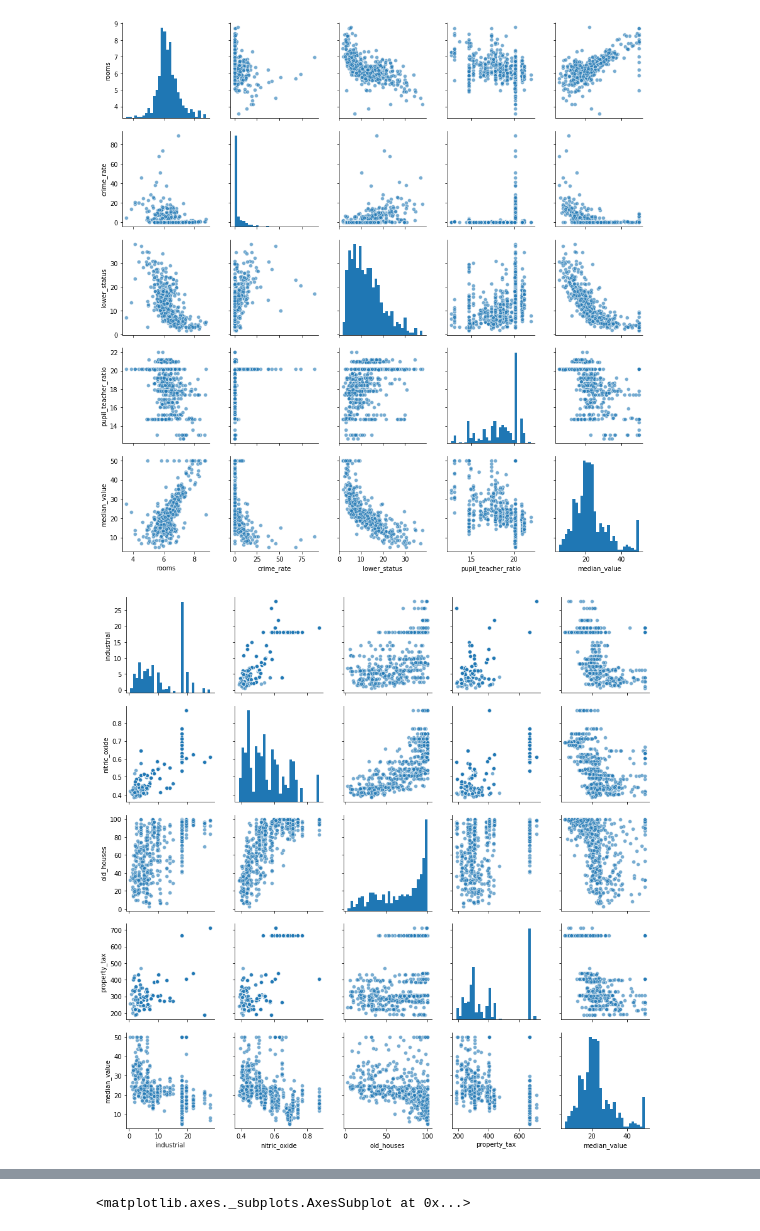
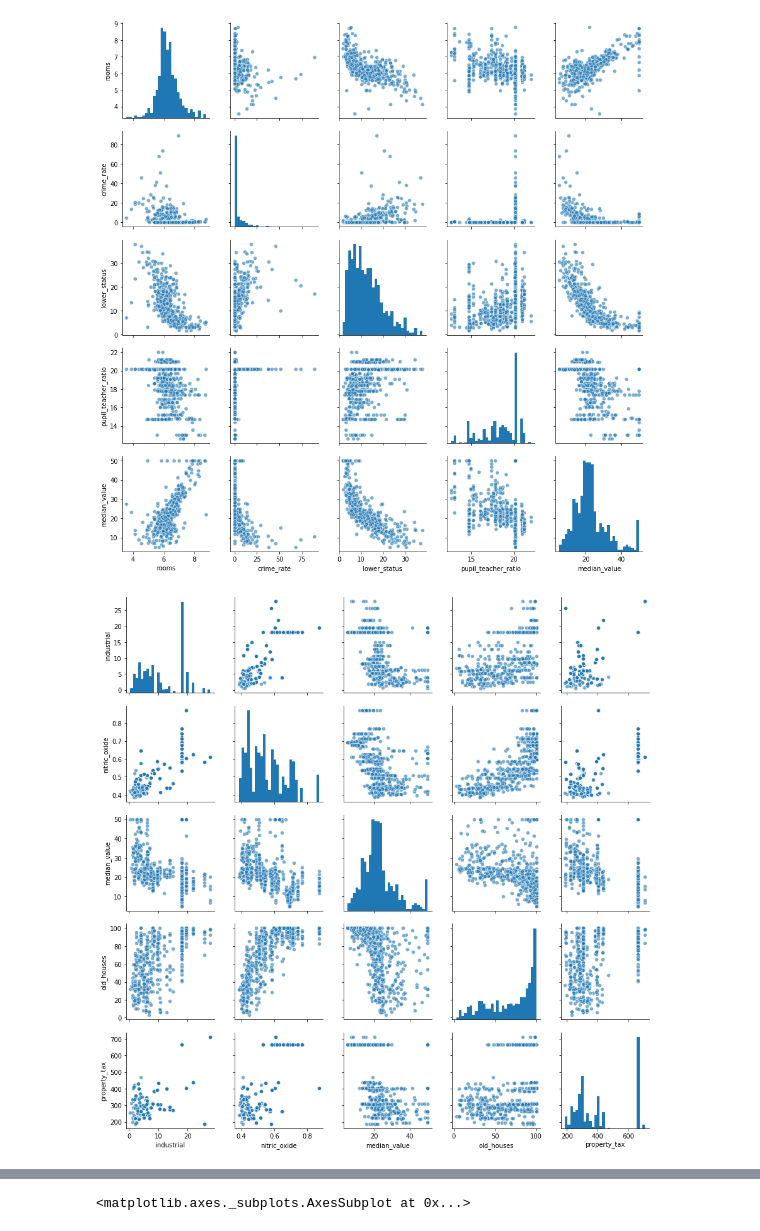
Before and after one commit to beccycole/AppliedStatisticsProject, a Jupyter notebook: Boston Housing Dataset - Linear Regression.ipynb, the cells around one changed output, grey strips where cells are left out. Drawn from its saved outputs; the diff is of its cells as text; code cells hidden in the pictures.

```diff
--- a/Boston Housing Dataset - Linear Regression.ipynb
+++ b/Boston Housing Dataset - Linear Regression.ipynb
@@ -238,17 +235,17 @@ plt.show()
 # %% [output]
 [figure]
 # %%
-# create a variable called cols_1 with list of variables
-cols_1 = ['industrial', 'nitric_oxide', 'old_houses', 'property_tax', 'median_value']
+# create a second list called cols_1 with 5 of the variables
+cols_1 = ['industrial', 'nitric_oxide', 'median_value', 'old_houses', 'property_tax']
 
 # create pairplots on the list of variables in cols
 sns.pairplot(boston[cols_1],
 plot_kws={'alpha': 0.6},
 diag_kws={'bins': 30})
 
 # plot the pairplots
 plt.show()
 # %% [output]
-[figure, old version]
+[figure, new version]
 # %% [markdown]
 ### Overview of Visualisation
```
Also changed, not shown: parts of 49 cells of this notebook.
